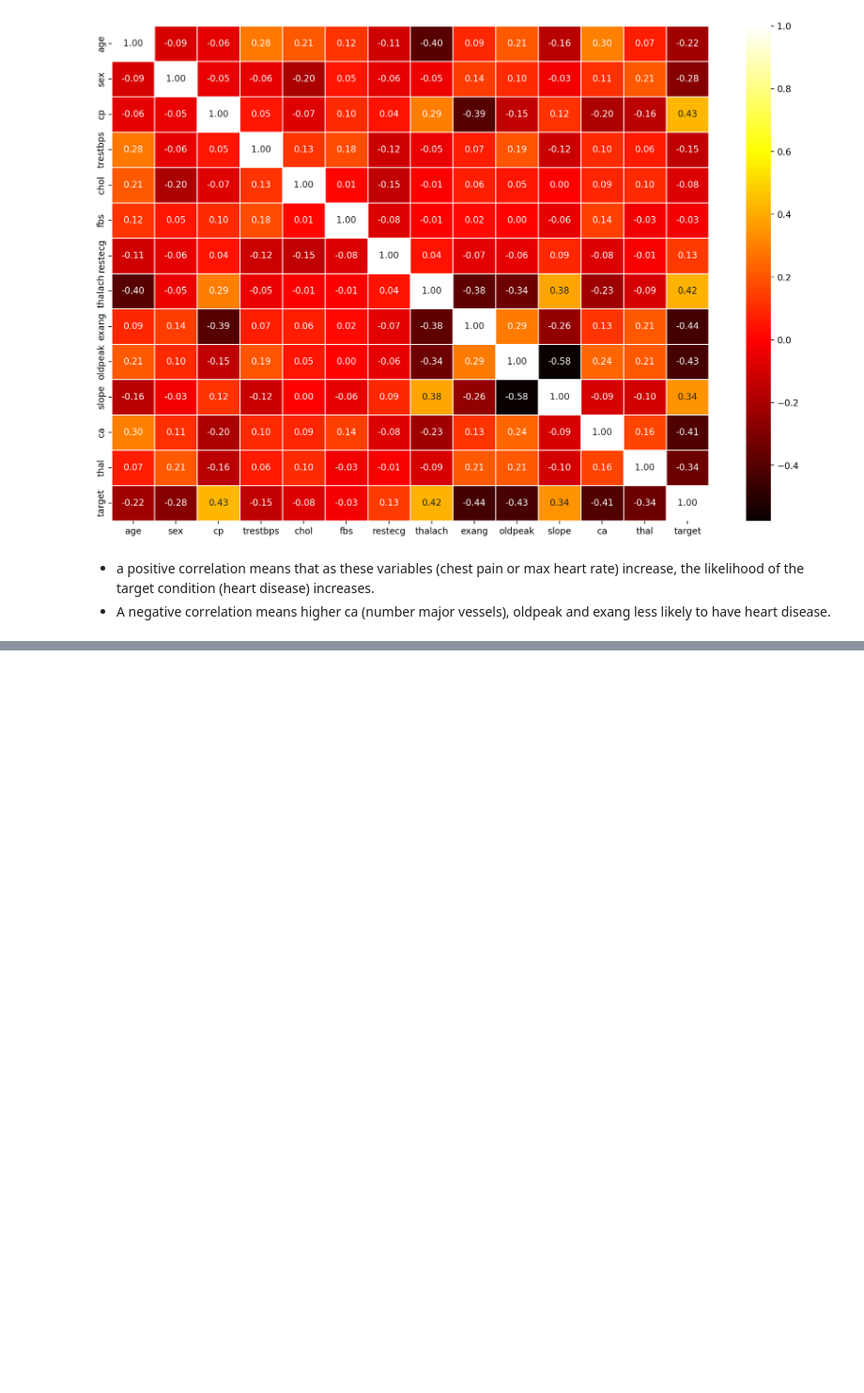
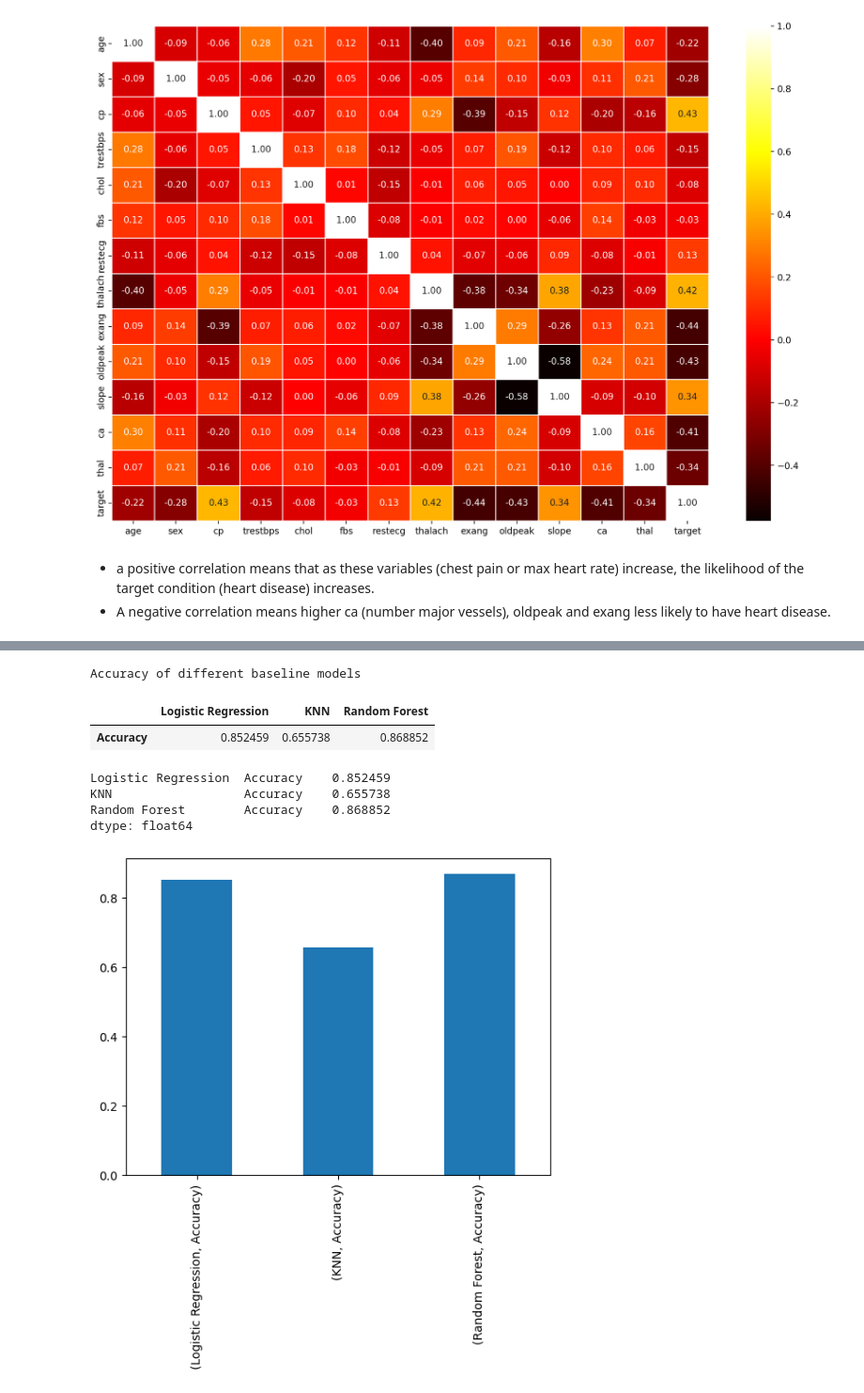
Before and after one commit to AkshilShah21/heart-disease-project, a Jupyter notebook: heart_disease.ipynb, the cells around one changed output, grey strips where cells are left out. Shown at 94% size. Saved outputs shown, nothing was run; the diff lists cells and outputs as text; code cells hidden in the pictures; blank space fills up the shorter version.

Commit message:
Baseline Machine learning

```diff
--- a/heart_disease.ipynb
+++ b/heart_disease.ipynb
@@ -339,0 +366,25 @@ plt.show()
+# %%
+model = {"Logistic Regression":  LogisticRegression(),
+         "KNN": KNeighborsClassifier(),
+         "Random Forest" : RandomForestClassifier(),
+        }
+# %%
+def fit_and_score(models:dict, X_train, X_test, y_train, y_test):
+    """
+    Fit and evaluate the machine learning models
+
+    models: a dict of estimators with model name as a key and estimator as a value
+    X_train: training data features only
+    X_test: testing dataset features only
+    y_train: labels of the training dataset
+    y_test: Testing dataset labels
+    """
+
+    model_scores = {}
+    for name, model in models.items():
+        model.fit(X_train, y_train) # model training
+        model_scores[name] = model.score(X_test, y_test) # add score of the model to dict
+
+    return model_scores
+# %%
+modelScore = fit_and_score(model, X_train, X_test, y_train, y_test)
@@ -339,0 +399,20 @@ plt.show()
+# %%
+print("Accuracy of different baseline models")
+modelScore = pd.DataFrame(modelScore, index=["Accuracy"])
+modelScore
+# %% [output]
+Accuracy of different baseline models
+|  | Logistic Regression | KNN | Random Forest |
+| Accuracy | 0.852459 | 0.655738 | 0.868852 |
+# %%
+modelScore.unstack()
+# %% [output]
+Logistic Regression  Accuracy    0.852459
+KNN                  Accuracy    0.655738
+Random Forest        Accuracy    0.868852
+dtype: float64
+# %%
+modelScore.unstack().plot(kind='bar') #transpose the dataframe.
+plt.show()
+# %% [output]
+[figure, added]
```
Also changed, not shown: parts of 6 cells of this notebook.
